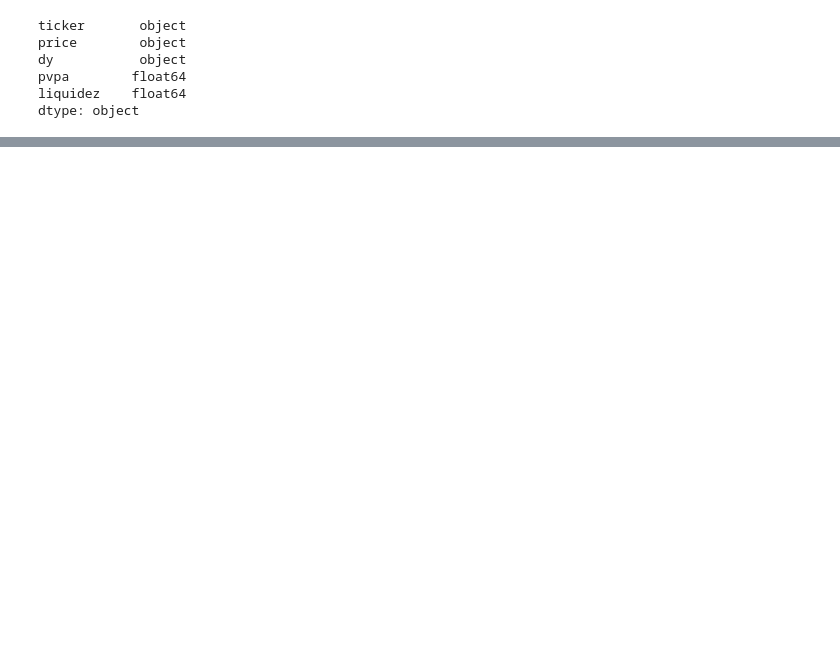
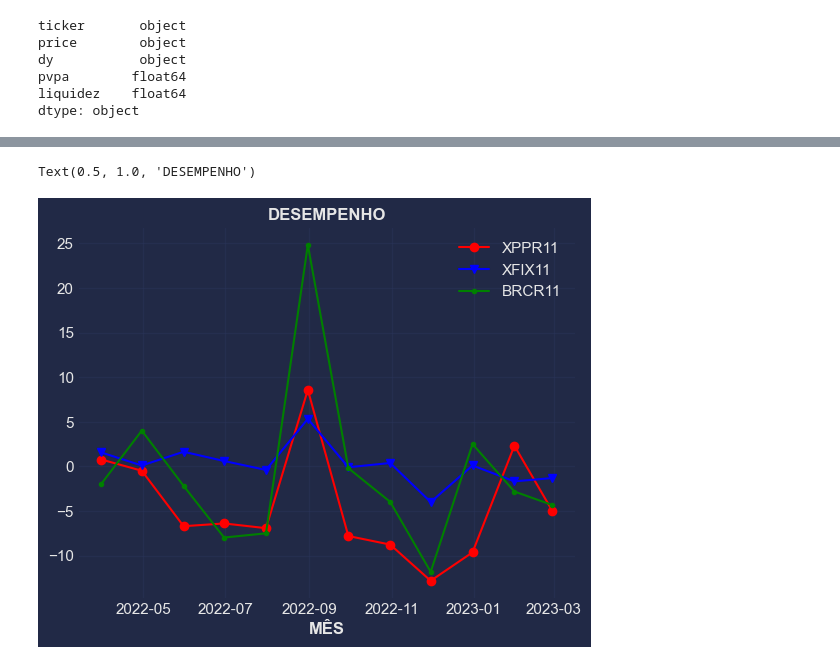
Before and after one commit to jrocarlos/reits_rank, a Jupyter notebook: reits_rank.ipynb, the cells around one changed output, grey strips where cells are left out. Cells and saved outputs as stored; diff of their text form; code cells hidden in the pictures; blank space fills up the shorter version.

```diff
--- a/reits_rank.ipynb
+++ b/reits_rank.ipynb
@@ -437,0 +359,12 @@ plt.show()
+# %%
+data = yf.download(tts[0], period="1y")
+dd1 = pd.DataFrame(data)
+#dd = dd.drop(columns=['Open', 'High', 'Low', 'Volume', 'Adj Close'])
+#d2 = dd['Close']
+#d2 = pd.DataFrame(d2)
+dd1 = dd1['Adj Close']
+dd1 = dd1.resample("M").last()
+dd1 = dd1.pct_change().dropna()
+dd1 = round((dd1 * 100), 2)
+dd1 = pd.DataFrame(dd1)
+dd1
@@ -437,0 +387,12 @@ plt.show()
+# %%
+data = yf.download(tts[1], period="1y")
+dd2 = pd.DataFrame(data)
+#dd = dd.drop(columns=['Open', 'High', 'Low', 'Volume', 'Adj Close'])
+#d2 = dd['Close']
+#d2 = pd.DataFrame(d2)
+dd2 = dd2['Adj Close']
+dd2 = dd2.resample("M").last()
+dd2 = dd2.pct_change().dropna()
+dd2 = round((dd2 * 100), 2)
+dd2 = pd.DataFrame(dd2)
+dd2
@@ -437,0 +415,23 @@ plt.show()
+# %%
+y = dd1['Adj Close']
+y2 = dd['Adj Close']
+y3 = dd2['Adj Close']
+x = dd1.index
+#fig, ax = plt.plot()
+plt.style.use("cyberpunk")
+plt.plot(x, y, color='red', label='XPPR11', marker='o')
+plt.plot(x, y2, color='blue', label='XFIX11', marker='v')
+plt.plot(x, y3, color='green', label='BRCR11', marker='.')
+plt.grid(which='minor', alpha=0.2)
+plt.grid(which='major', alpha=0.5)
+plt.legend(loc='best')
+#ax.set_label(y)
+#ax.set_xticks(ind,labels=x)
+#ax.bar_label(f, fmt='%.1f',padding=4, fontweight="bold")
+
+plt.xlabel('MÊS', fontweight="bold")
+plt.ylabel('VARIAÇÃO', fontweight="bold", visible=False)
+plt.title('DESEMPENHO', fontweight="bold")
+# %% [output]
+Text(0.5, 1.0, 'DESEMPENHO')
+[figure, added]
```
Also changed, not shown: parts of 26 cells of this notebook.
